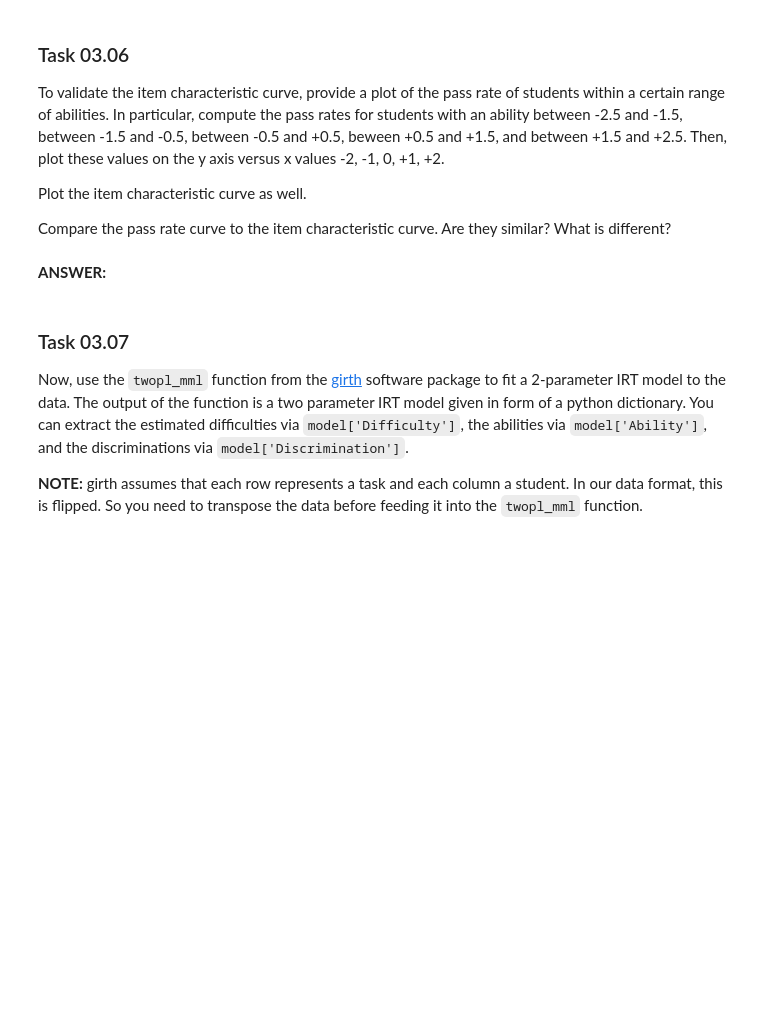
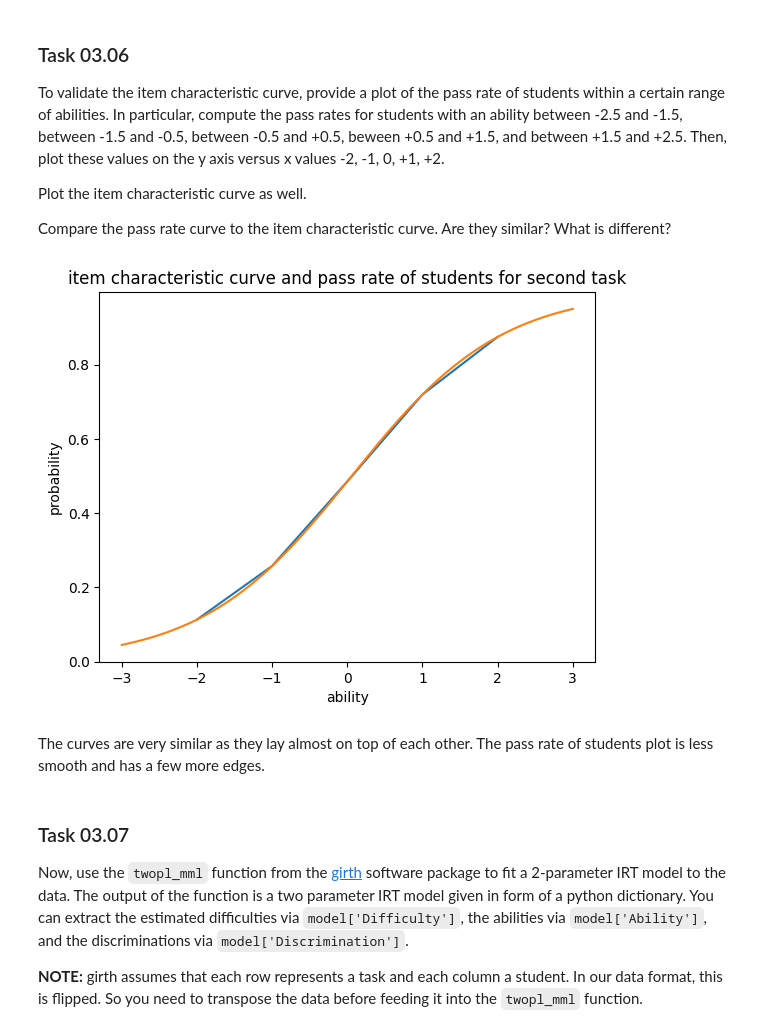
Before and after one commit to bhunecke/data-mining, a Jupyter notebook: sheet03/sheet03.ipynb, the cells around one changed output. Saved outputs shown, nothing was run; the diff lists cells and outputs as text; code cells hidden in the pictures; blank space fills up the shorter version.

Commit message:
task 6 added

```diff
--- a/sheet03/sheet03.ipynb
+++ b/sheet03/sheet03.ipynb
@@ -144,11 +144,11 @@ abilities = np.linspace(-3,3, num=61)
 def func(difficulty, ability):
     return 1 / (1 + np.e**(-(ability - difficulty)))
 
-arr = []
+icc = []
 for i in abilities:
-    arr.append(func(difficulties[1], i))
+    icc.append(func(difficulties[1], i))
 
-plt.plot(abilities, arr)
+plt.plot(abilities, icc)
 plt.xlabel("ability")
 plt.ylabel("probability")
 plt.title("item characteristic curve for second task")
@@ -163,8 +163,23 @@ To validate the item characteristic curve, provide a plot of the pass rate of st
 Plot the item characteristic curve as well.
 
 Compare the pass rate curve to the item characteristic curve. Are they similar? What is different?
+# %%
+x_values = [-2,-1,0,1,2]
+
+prs = []
+for i in x_values:
+    prs.append(func(difficulties[1], i))
+
+plt.plot(x_values, prs)
+plt.plot(abilities, icc)
+plt.xlabel("ability")
+plt.ylabel("probability")
+plt.title("item characteristic curve and pass rate of students for second task")
+plt.show()
+# %% [output]
+[figure, added]
 # %% [markdown]
-**ANSWER:**
+The curves are very similar as they lay almost on top of each other. The pass rate of students plot is less smooth and has a few more edges.
 # %% [markdown]
 ### Task 03.07
 
```
Also changed, not shown: parts of 1 cell of this notebook.
